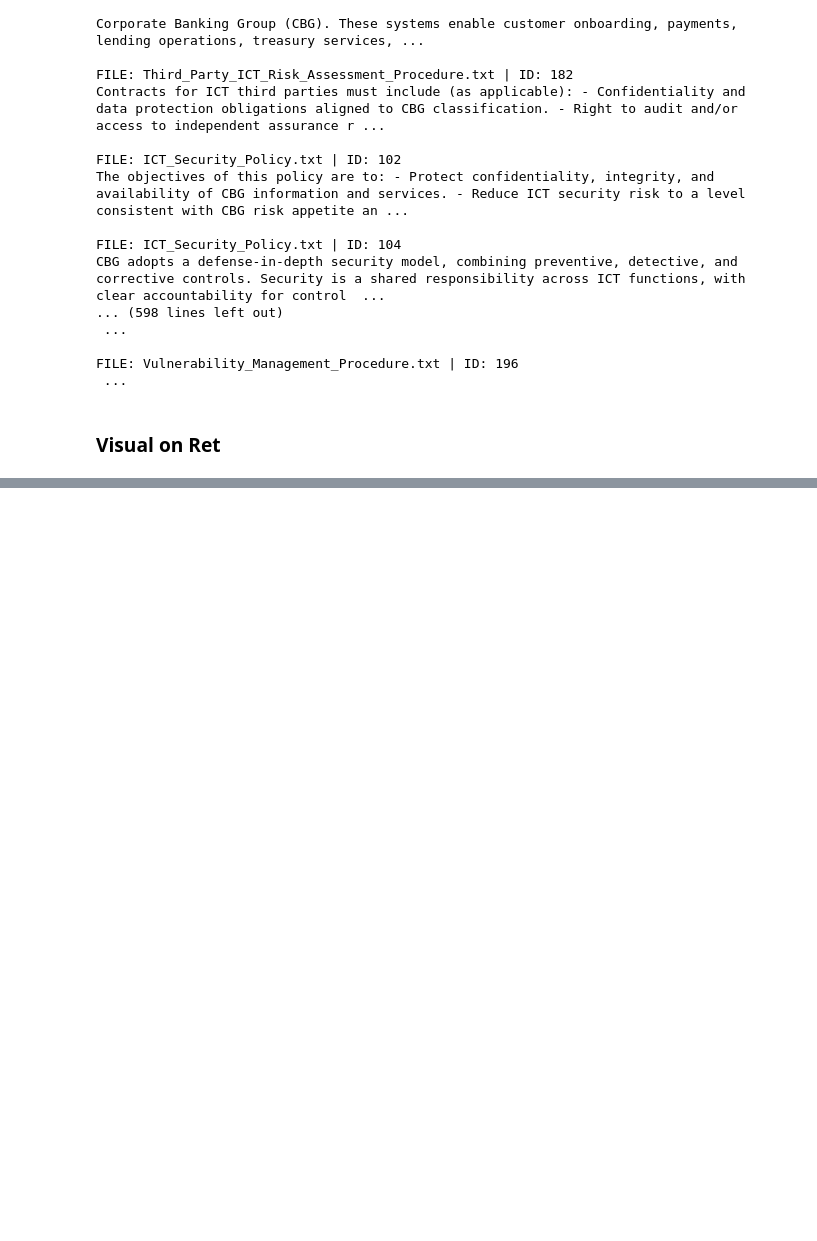
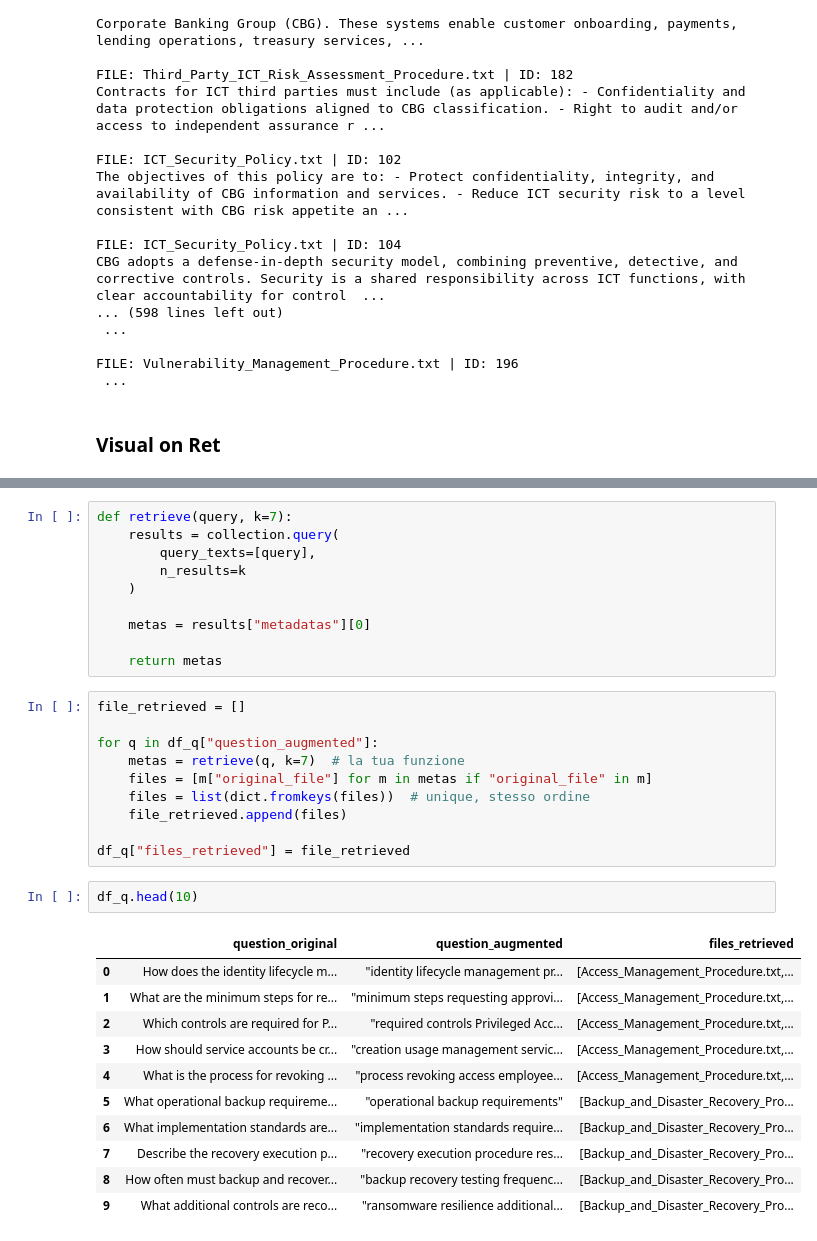
Before and after one commit to Sir-Cyborg/veritas-proj, a Jupyter notebook: visualization.ipynb, the cells around one changed output, grey strips where cells are left out. Saved outputs shown, nothing was run; the diff lists cells and outputs as text; blank space fills up the shorter version.

```diff
--- a/visualization.ipynb
+++ b/visualization.ipynb
@@ -279,0 +292,34 @@ gap top1-top2: 0.07596254348754883
+# %%
+def retrieve(query, k=7):
+    results = collection.query(
+        query_texts=[query],
+        n_results=k
+    )
+
+    metas = results["metadatas"][0]
+
+    return metas
+# %%
+file_retrieved = []
+
+for q in df_q["question_augmented"]:
+    metas = retrieve(q, k=7)  # la tua funzione
+    files = [m["original_file"] for m in metas if "original_file" in m]
+    files = list(dict.fromkeys(files))  # unique, stesso ordine
+    file_retrieved.append(files)
+
+df_q["files_retrieved"] = file_retrieved
+# %%
+df_q.head(10)
+# %% [output]
+|  | question_original | question_augmented | files_retrieved |
+| 0 | How does the identity lifecycle m... | "identity lifecycle management pr... | [Access_Management_Procedure.txt,... |
+| 1 | What are the minimum steps for re... | "minimum steps requesting approvi... | [Access_Management_Procedure.txt,... |
+| 2 | Which controls are required for P... | "required controls Privileged Acc... | [Access_Management_Procedure.txt,... |
+| 3 | How should service accounts be cr... | "creation usage management servic... | [Access_Management_Procedure.txt,... |
+| 4 | What is the process for revoking ... | "process revoking access employee... | [Access_Management_Procedure.txt,... |
+| 5 | What operational backup requireme... | "operational backup requirements" | [Backup_and_Disaster_Recovery_Pro... |
+| 6 | What implementation standards are... | "implementation standards require... | [Backup_and_Disaster_Recovery_Pro... |
+| 7 | Describe the recovery execution p... | "recovery execution procedure res... | [Backup_and_Disaster_Recovery_Pro... |
+| 8 | How often must backup and recover... | "backup recovery testing frequenc... | [Backup_and_Disaster_Recovery_Pro... |
+| 9 | What additional controls are reco... | "ransomware resilience additional... | [Backup_and_Disaster_Recovery_Pro... |
```
Also changed, not shown: parts of 12 cells of this notebook.
